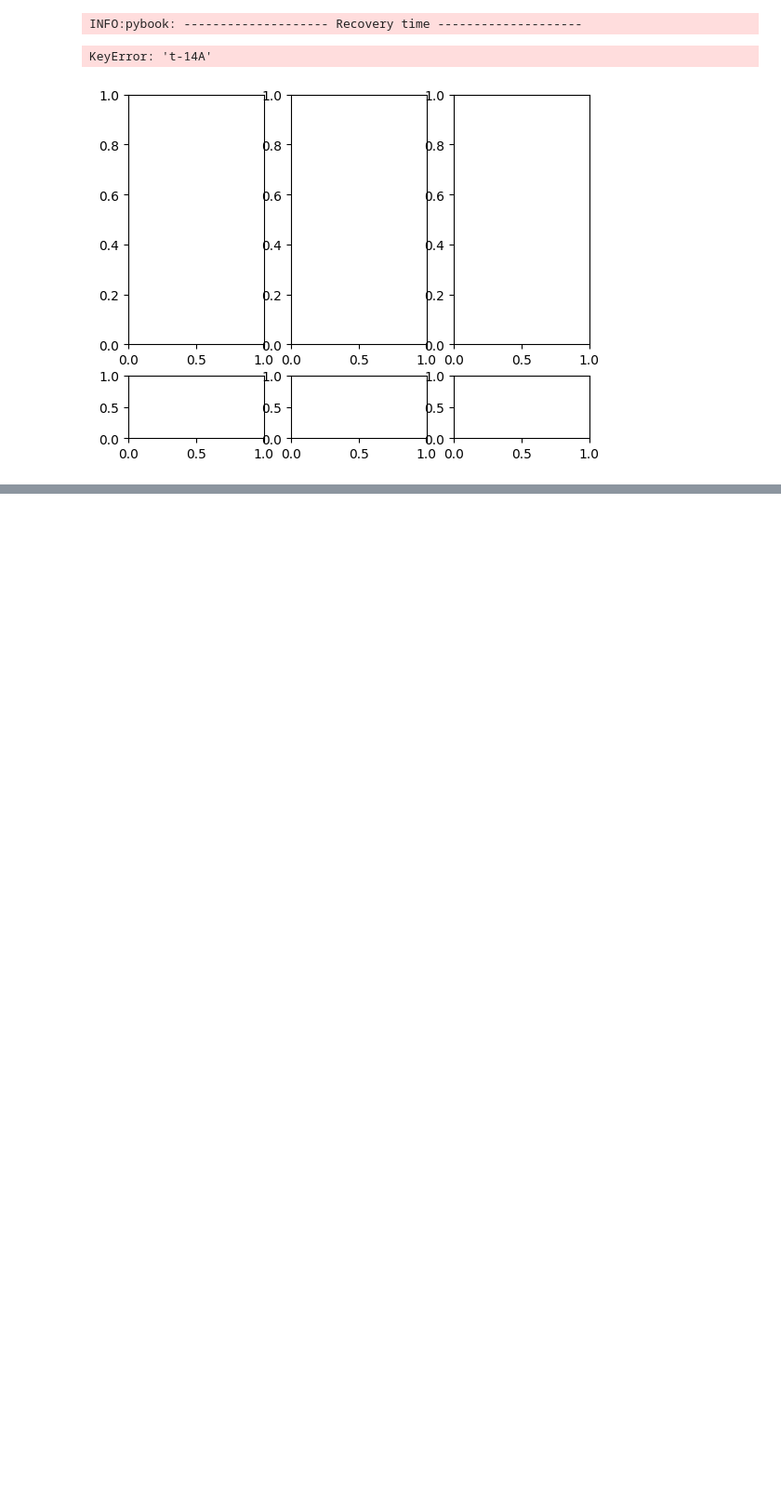
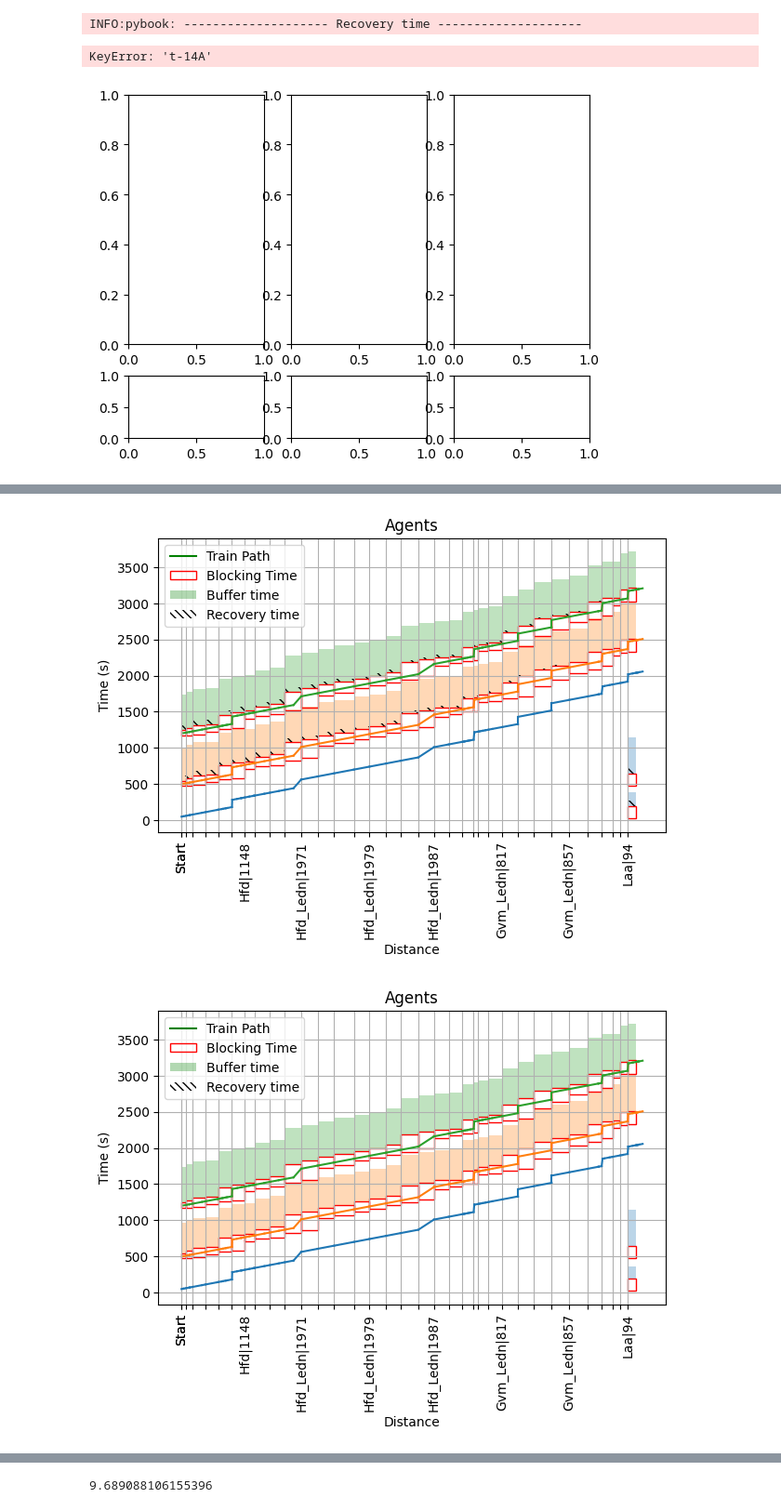
Before and after one commit to GoodGuyMe/delay-replanning-slack, a Jupyter notebook: experiments/blocking_experiments.ipynb, the cells around one changed output, grey strips where cells are left out. Shown at 93% size. Saved outputs shown, nothing was run; the diff lists cells and outputs as text; code cells hidden in the pictures; blank space fills up the shorter version.

```diff
--- a/experiments/blocking_experiments.ipynb
+++ b/experiments/blocking_experiments.ipynb
@@ -249,4 +253,7 @@ INFO:pybook: -------------------- No flexibility --------------------
 # %%
-generate.time_safe_intervals_and_write(layout, scenario, -1, agent_speed, "output", max_buffer, True, destination="r-Rtd|340", plot=1)
-generate.time_safe_intervals_and_write(layout, scenario, -1, agent_speed, "output", max_buffer, False, destination="r-Rtd|340", plot=1)
-generate.time_safe_intervals_and_write(layout, scenario, -1, agent_speed, "output", 0, False, destination="r-Rtd|340", plot=1)
+generate.time_safe_intervals_and_write(layout, scenario, 1, agent_speed, "output", max_buffer, True, destination="r-Rtd|340", plot=1)
+generate.time_safe_intervals_and_write(layout, scenario, 1, agent_speed, "output", max_buffer, False, destination="r-Rtd|340", plot=1)
+generate.time_safe_intervals_and_write(layout, scenario, 1, agent_speed, "output", 0, False, destination="r-Rtd|340", plot=1)
+# %% [output]
+[figure, added]
+[figure, added]
@@ -252,0 +261 @@ generate.time_safe_intervals_and_write(layout, scenario, -1, agent_speed, "outpu
+9.689088106155396
```
Also changed, not shown: parts of 3 cells of this notebook.
